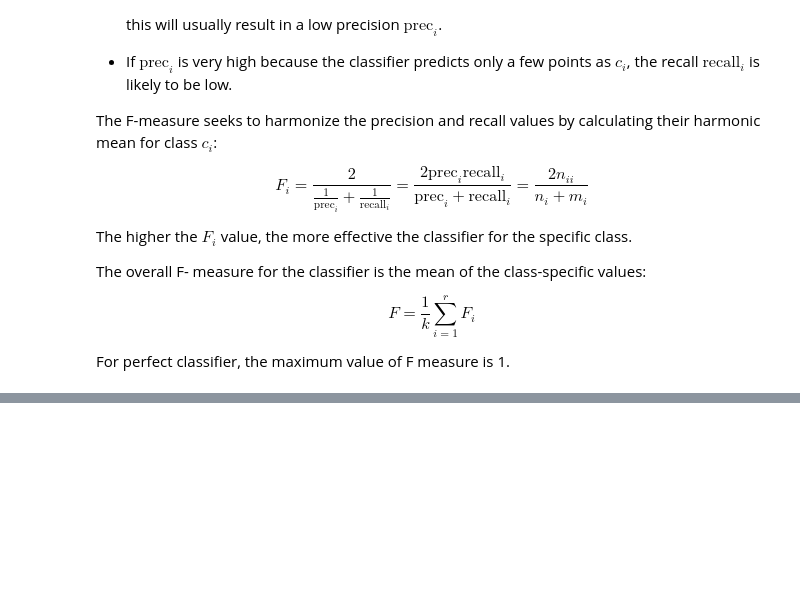
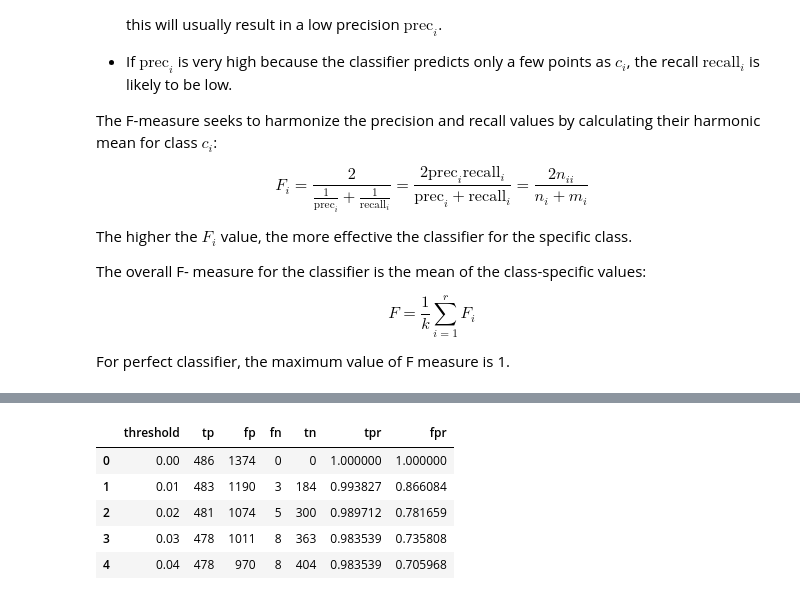
Before and after one commit to marcosbenicio/data-science, a Jupyter notebook: 03Metrics/churn_metrics.ipynb, the cells around one changed output, grey strips where cells are left out. Cells and saved outputs as stored; diff of their text form; code cells hidden in the pictures; blank space fills up the shorter version.

```diff
--- a/03Metrics/churn_metrics.ipynb
+++ b/03Metrics/churn_metrics.ipynb
@@ -433,0 +591,25 @@ where $n$ is the total points in the validation dataset.
+# %%
+scores = []
+
+thresholds = np.linspace(0, 1, 101)
+
+for t in thresholds: #B
+    tp = ((y_pred >= t) & (y_val == 1)).sum()
+    fp = ((y_pred >= t) & (y_val == 0)).sum()
+    fn = ((y_pred < t) & (y_val == 1)).sum()
+    tn = ((y_pred < t) & (y_val == 0)).sum()
+    scores.append((t, tp, fp, fn, tn))
+
+df_scores = pd.DataFrame(scores)
+df_scores.columns = ['threshold', 'tp', 'fp', 'fn', 'tn']
+
+df_scores['tpr'] = df_scores.tp / (df_scores.tp + df_scores.fn)
+df_scores['fpr'] = df_scores.fp / (df_scores.fp + df_scores.tn)
+display(df_scores.head())
+# %% [output]
+|  | threshold | tp | fp | fn | tn | tpr | fpr |
+| 0 | 0.00 | 486 | 1374 | 0 | 0 | 1.000000 | 1.000000 |
+| 1 | 0.01 | 483 | 1190 | 3 | 184 | 0.993827 | 0.866084 |
+| 2 | 0.02 | 481 | 1074 | 5 | 300 | 0.989712 | 0.781659 |
+| 3 | 0.03 | 478 | 1011 | 8 | 363 | 0.983539 | 0.735808 |
+| 4 | 0.04 | 478 | 970 | 8 | 404 | 0.983539 | 0.705968 |
```
Also changed, not shown: parts of 14 cells of this notebook, 1 other file.
